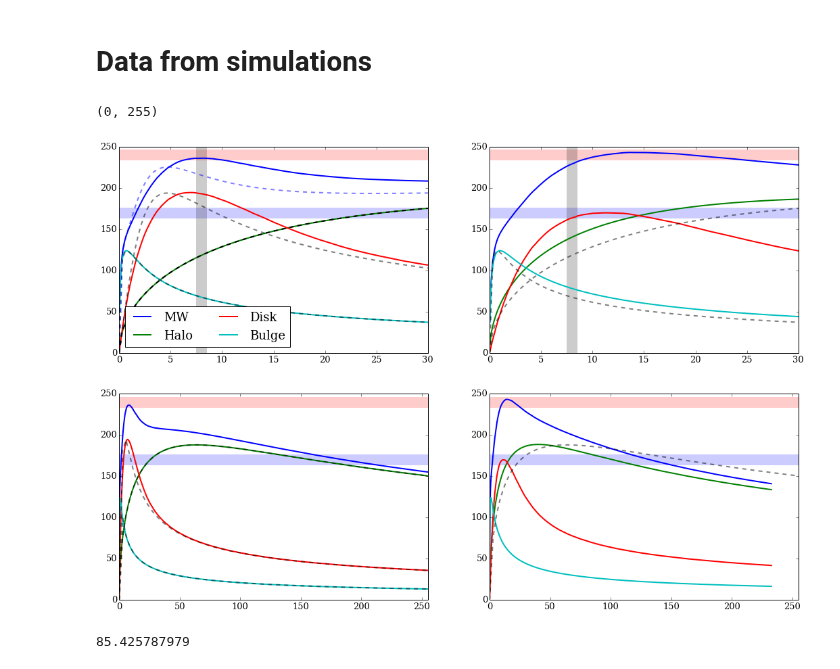
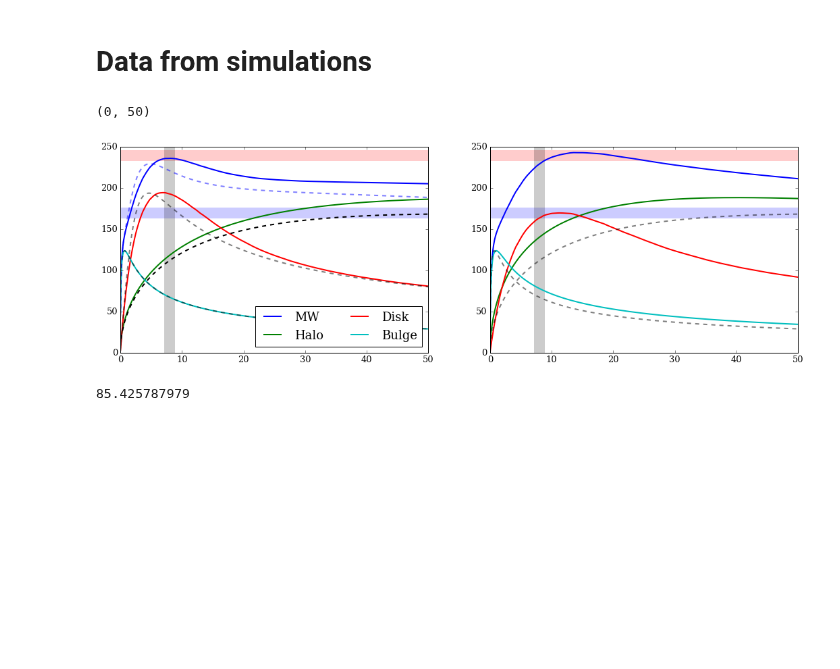
Before and after one commit to jngaravitoc/LMC-MW, a Jupyter notebook: code/MW_model.ipynb, the cells around one changed output. Drawn from its saved outputs; the diff is of its cells as text; code cells hidden in the pictures; blank space fills up the shorter version.

```diff
--- a/code/MW_model.ipynb
+++ b/code/MW_model.ipynb
@@ -423,61 +409,35 @@ vc_MW_bulge = IC_MW[:,4]
 # %%
 figure(figsize=(18, 12))
 
 ax1 = subplot(2, 2, 1)
 ax1.axhline(170, lw=16, alpha=0.2)
 ax1.axhline(240, lw=16, alpha=0.2, c='r')
 ax1.axvline(8, lw=16, alpha=0.2, c='k')
 ax1.plot(vc_MW_r, vc_MW, lw=2, label='MW')
 ax1.plot(vc_MW_r, vc_MW_halo, lw=2, label='Halo')
 ax1.plot(vc_MW_r, vc_MW_disk, lw=2, label='Disk')
 ax1.plot(vc_MW_r, vc_MW_bulge, lw=2, label='Bulge')
-ax1.plot(r30, teo_vc30, c='k', ls='--', lw=2, alpha=1)
-ax1.plot(r30, teo_bulge_vc, c='k', ls='--', lw=2, alpha=0.5)
-ax1.plot(r30, teo_disk_vc, c='k', ls='--', lw=2, alpha=0.5)
-ax1.plot(r30, teo_MW_vc, c='b', ls='--', lw=2, alpha=0.5)
-ax1.legend(loc='best', fontsize=18, ncol=2)
-xlim(0, 30)
+ax1.plot(r, teo_vc, c='k', ls='--', lw=2, alpha=1)
+ax1.plot(r, teo_bulge_vc, c='k', ls='--', lw=2, alpha=0.5)
+ax1.plot(r, teo_disk_vc, c='k', ls='--', lw=2, alpha=0.5)
+ax1.plot(r, teo_MW_vc, c='b', ls='--', lw=2, alpha=0.5)
+ax1.legend(loc='lower right', fontsize=18, ncol=2)
+xlim(0, 50)
 
 ax2 = subplot(2, 2, 2)
 ax2.axhline(170, lw=16, alpha=0.2)
 ax2.axhline(240, lw=16, alpha=0.2, c='r')
 ax2.axvline(8, lw=16, alpha=0.2, c='k')
 ax2.plot(r, vc_chervin_MW, lw=2)
 ax2.plot(r, vc_chervin_halo, lw=2)
 ax2.plot(r, vc_chervin_disk, lw=2)
 ax2.plot(r, vc_chervin_bulge, lw=2)
-ax2.plot(r30, teo_vc30, c='k', ls='--', lw=2, alpha=0.5)
-ax2.plot(r30, teo_bulge_vc, c='k', ls='--', lw=2, alpha=0.5)
-
-
-xlim(0, 30)
-
-ax3 = subplot(2, 2, 3)
-ax3.axhline(170, lw=16, alpha=0.2)
-ax3.axhline(240, lw=16, alpha=0.2, c='r')
-ax3.plot(vc_MW_r, vc_MW, lw=2)
-ax3.plot(vc_MW_r, vc_MW_halo, lw=2)
-ax3.plot(vc_MW_r, vc_MW_disk, lw=2)
-ax3.plot(vc_MW_r, vc_MW_bulge, lw=2)
-ax3.plot(r280, teo_vc260, c='k', ls='--', lw=2, alpha=0.5)
-ax3.plot(r280, teo_bulge_vc_280, c='k', ls='--', lw=2, alpha=0.5)
-ax3.plot(r280, teo_disk_vc_280, c='k', ls='--', lw=2, alpha=0.5)
-
-
-xlim(0, 255)
-
-ax4 = subplot(2, 2, 4)
-ax4.axhline(170, lw=16, alpha=0.2)
-ax4.axhline(240, lw=16, alpha=0.2, c='r')
-ax4.plot(r, vc_chervin_MW, lw=2)
-ax4.plot(r, vc_chervin_halo, lw=2)
-ax4.plot(r, vc_chervin_disk, lw=2)
-ax4.plot(r, vc_chervin_bulge, lw=2)
-ax4.plot(r280, teo_vc260, c='k', ls='--', lw=2, alpha=0.5)
-xlim(0, 255)
+ax2.plot(r, teo_vc, c='k', ls='--', lw=2, alpha=0.5)
+ax2.plot(r, teo_bulge_vc, c='k', ls='--', lw=2, alpha=0.5)
+xlim(0, 50)
 # %% [output]
-(0, 255)
+(0, 50)
-[figure, old version]
+[figure, new version]
 # %%
 # Disk Scale length:
 
```
Also changed, not shown: parts of 38 cells of this notebook.
